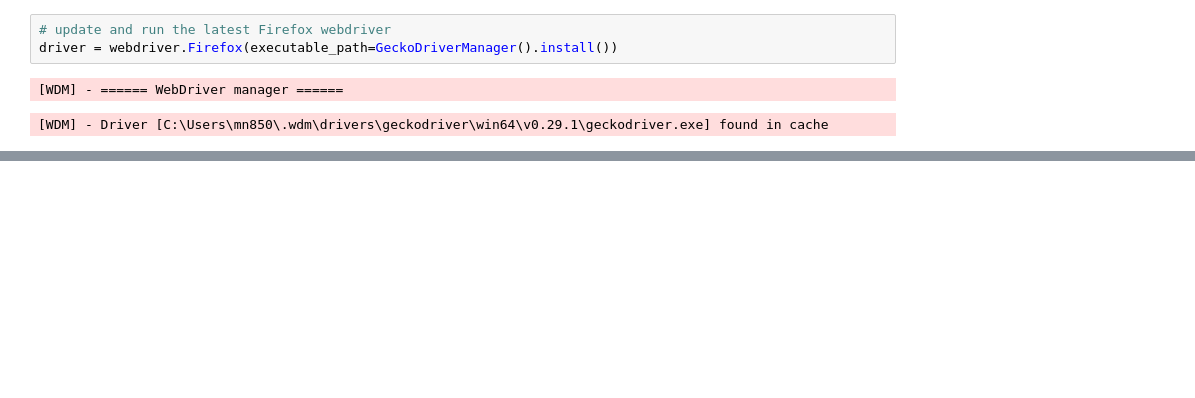
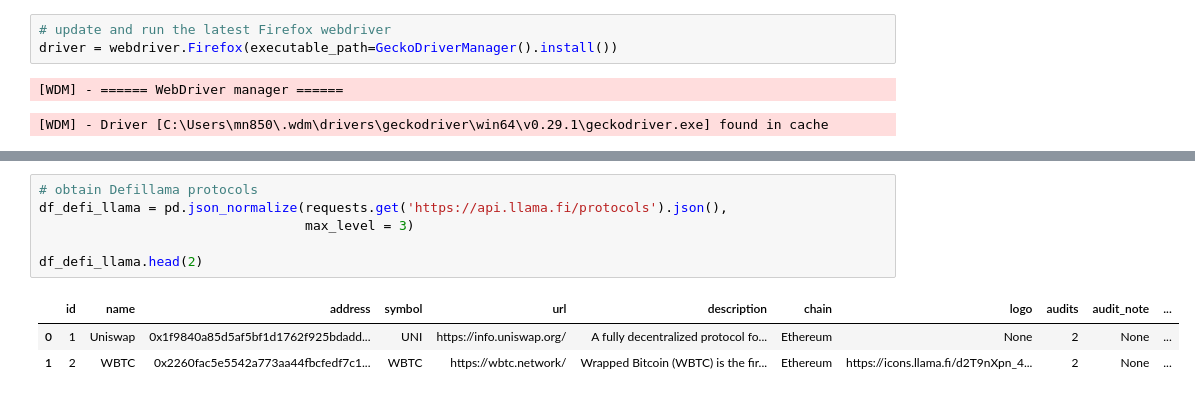
Before and after one commit to ovu-github/defillama, a Jupyter notebook: DeBank scraping.ipynb, the cells around one changed output, grey strips where cells are left out. Cells and saved outputs as stored; diff of their text form; blank space fills up the shorter version.

Commit message:
included fetching data from Defi llama to compare

```diff
--- a/DeBank scraping.ipynb
+++ b/DeBank scraping.ipynb
@@ -71,0 +77,10 @@ df.head(2)
+# %%
+# obtain Defillama protocols
+df_defi_llama = pd.json_normalize(requests.get('https://api.llama.fi/protocols').json(),
+                                  max_level = 3)
+
+df_defi_llama.head(2)
+# %% [output]
+|  | id | name | address | symbol | url | description | chain | logo | audits | audit_note | ... |
+| 0 | 1 | Uniswap | 0x1f9840a85d5af5bf1d1762f925bdadd... | UNI | https://info.uniswap.org/ | A fully decentralized protocol fo... | Ethereum | None | 2 | None | ... |
+| 1 | 2 | WBTC | 0x2260fac5e5542a773aa44fbcfedf7c1... | WBTC | https://wbtc.network/ | Wrapped Bitcoin (WBTC) is the fir... | Ethereum | https://icons.llama.fi/d2T9nXpn_4... | 2 | None | ... |
```
Also changed, not shown: parts of 5 cells of this notebook.
